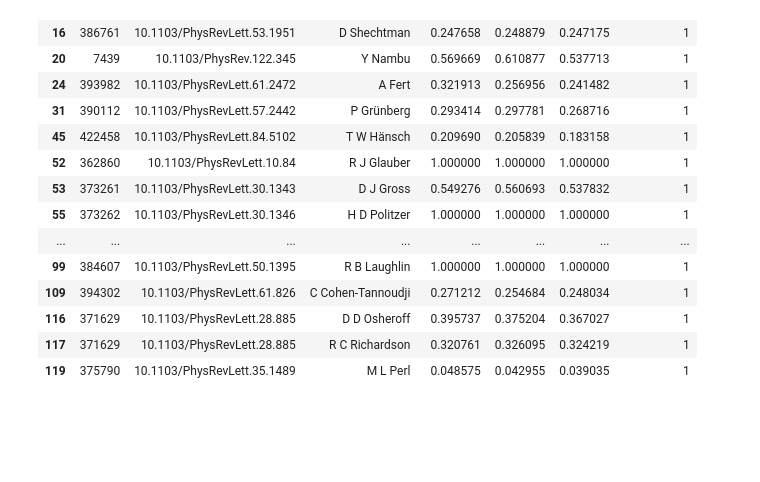
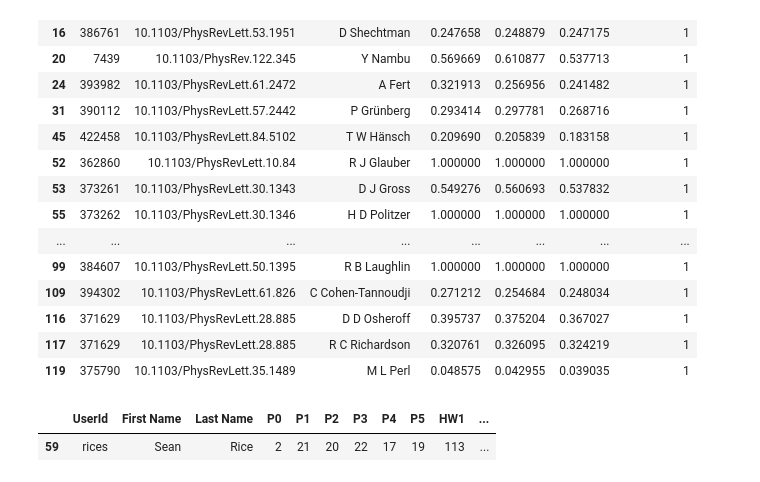
Before and after one commit to horsehour/cocite, a Jupyter notebook: notebook.ipynb, the cells around one changed output. Cells and saved outputs as stored; diff of their text form; code cells hidden in the pictures; blank space fills up the shorter version.

```diff
--- a/notebook.ipynb
+++ b/notebook.ipynb
@@ -587,3 +587,9 @@ nobels[nobels.credit_pr >= nobels.credit_sb]
 | 119 | 375790 | 10.1103/PhysRevLett.35.1489 | M L Perl | 0.048575 | 0.042955 | 0.039035 | 1 |
 # %%
 giant = max(nx.connected_component_subgraphs(citnet.to_undirected()), key=len)
+# %%
+grades = pd.read_csv('/Users/chjiang/Downloads/ai18.csv')
+grades[grades.UserId == 'rices']
+# %% [output]
+|  | UserId | First Name | Last Name | P0 | P1 | P2 | P3 | P4 | P5 | HW1 | ... |
+| 59 | rices | Sean | Rice | 2 | 21 | 20 | 22 | 17 | 19 | 113 | ... |
```
Also changed, not shown: parts of 1 cell of this notebook, 9 other files.
